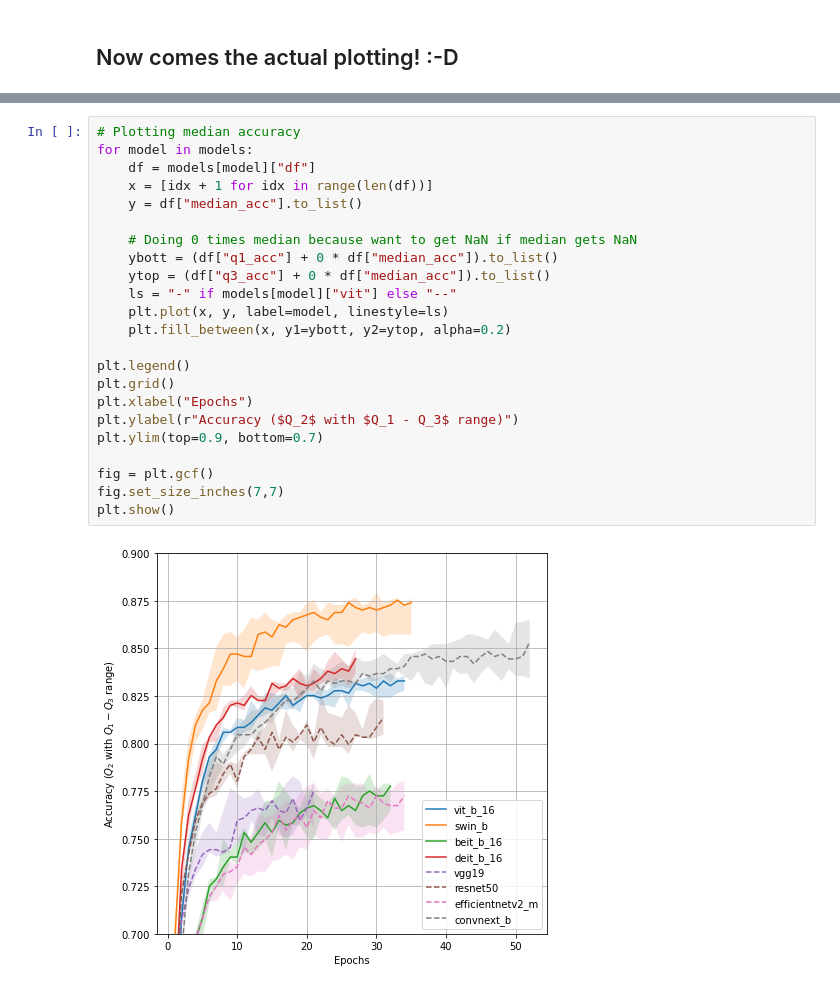
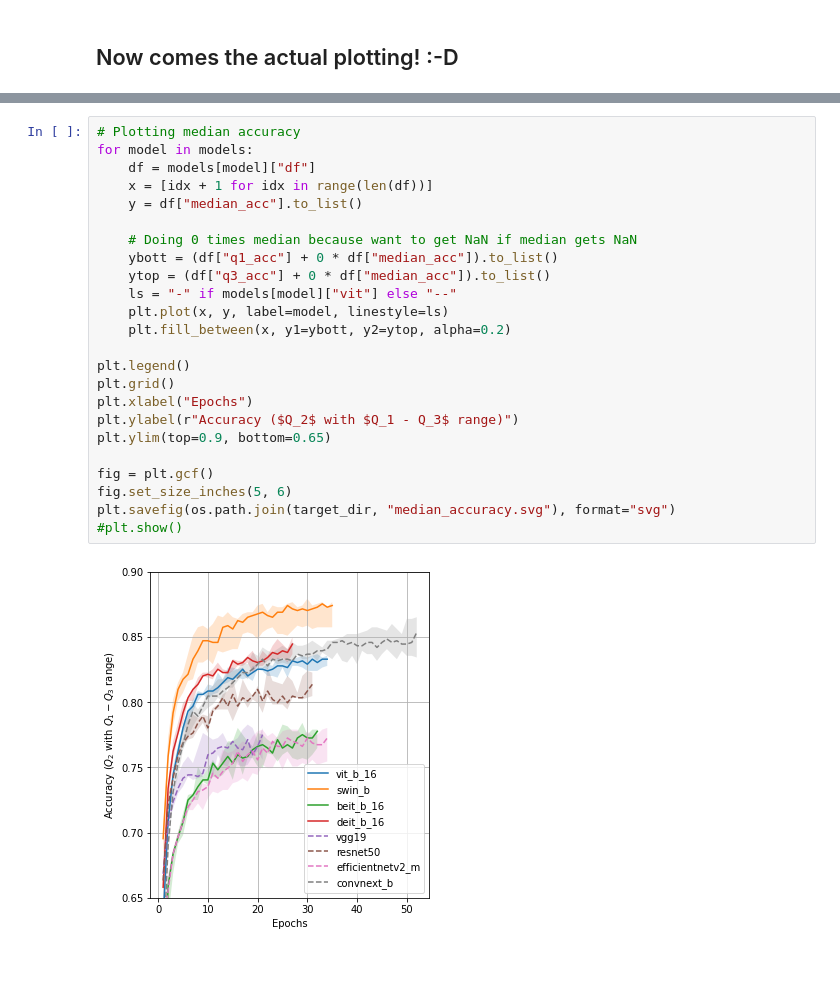
Before and after one commit to IndoorAdventurer/ViTTransferLearningForArtClassification, a Jupyter notebook: result_analysis/validation_analysis.ipynb, the cells around one changed output, grey strips where cells are left out. Drawn from its saved outputs; the diff is of its cells as text.

```diff
--- a/result_analysis/validation_analysis.ipynb
+++ b/result_analysis/validation_analysis.ipynb
@@ -159,25 +162,26 @@ plt.show()
 # %%
 # Plotting median accuracy
 for model in models:
     df = models[model]["df"]
     x = [idx + 1 for idx in range(len(df))]
     y = df["median_acc"].to_list()
 
     # Doing 0 times median because want to get NaN if median gets NaN
     ybott = (df["q1_acc"] + 0 * df["median_acc"]).to_list()
     ytop = (df["q3_acc"] + 0 * df["median_acc"]).to_list()
     ls = "-" if models[model]["vit"] else "--"
     plt.plot(x, y, label=model, linestyle=ls)
     plt.fill_between(x, y1=ybott, y2=ytop, alpha=0.2)
 
 plt.legend()
 plt.grid()
 plt.xlabel("Epochs")
 plt.ylabel(r"Accuracy ($Q_2$ with $Q_1 - Q_3$ range)")
-plt.ylim(top=0.9, bottom=0.7)
+plt.ylim(top=0.9, bottom=0.65)
 
 fig = plt.gcf()
-fig.set_size_inches(7,7)
-plt.show()
+fig.set_size_inches(5, 6)
+plt.savefig(os.path.join(target_dir, "median_accuracy.svg"), format="svg")
+#plt.show()
 # %% [output]
-[figure, old version]
+[figure, new version]
```
Also changed, not shown: parts of 3 cells of this notebook, 10 other files.
